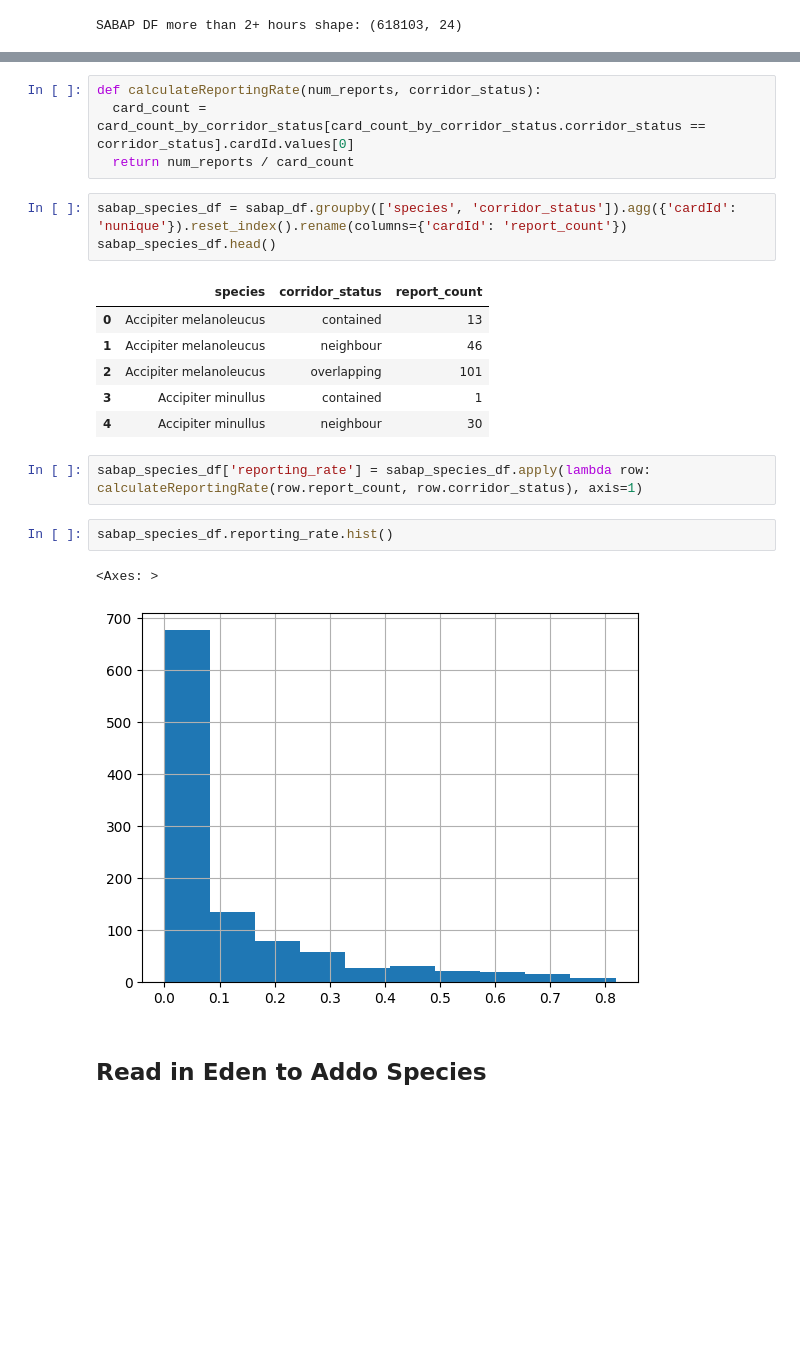
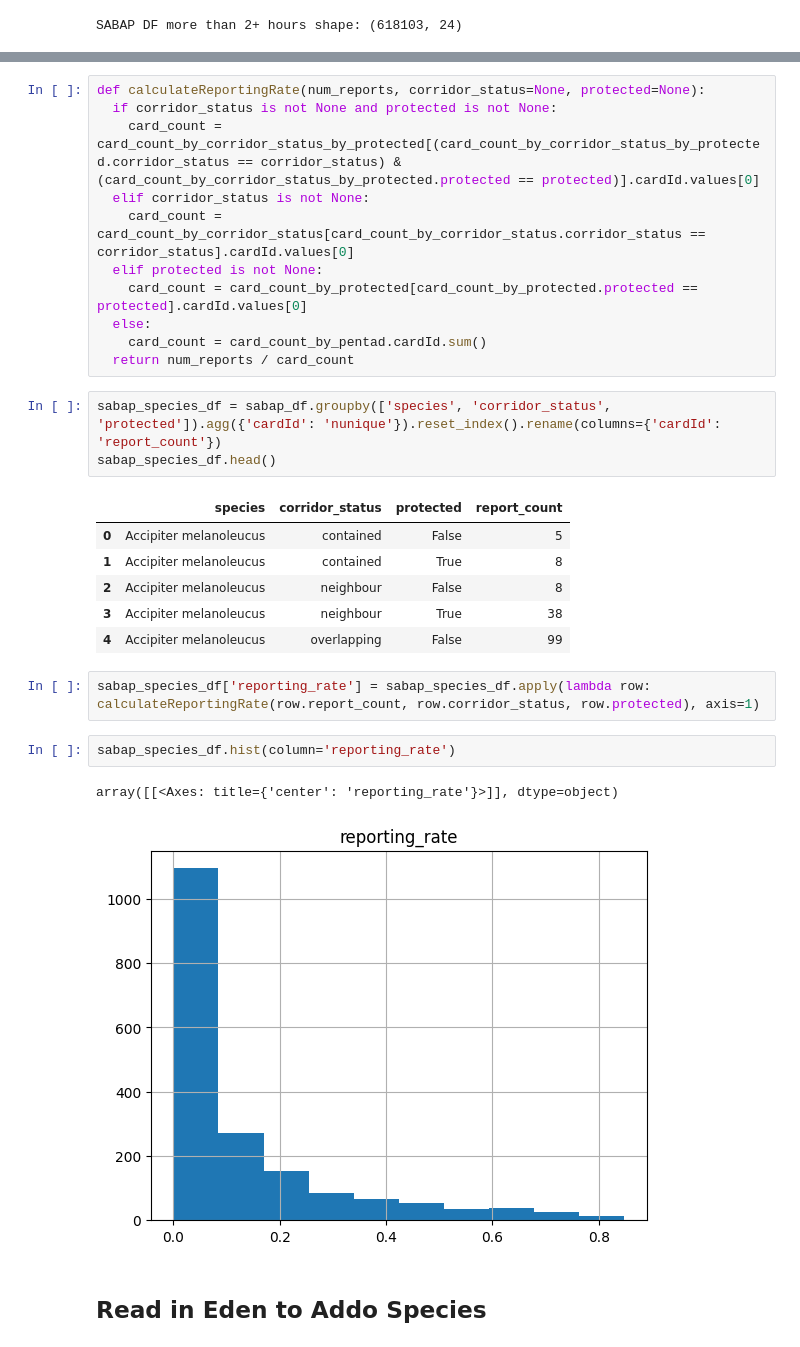
Before and after one commit to jardunn/ForTheBirds-EdenToAddo, a Jupyter notebook: forTheBirds_E2A.ipynb, the cells around one changed output, grey strips where cells are left out. Cells and saved outputs as stored; diff of their text form; blank space fills up the shorter version.

```diff
--- a/forTheBirds_E2A.ipynb
+++ b/forTheBirds_E2A.ipynb
@@ -540,25 +565,32 @@ sabap_df.groupby(['corridor_status', 'protected']).agg({'cardId': 'nunique'}).pi
 Calcualtes the $\text{Reporting Rate} = \frac{\text{Number  of Species Records}}{\text{Number of Cards}}$
-# %%
-def calculateReportingRate(num_reports, corridor_status):
-  card_count = card_count_by_corridor_status[card_count_by_corridor_status.corridor_status == corridor_status].cardId.values[0]
-  return num_reports / card_count
+# %%
+def calculateReportingRate(num_reports, corridor_status=None, protected=None):
+  if corridor_status is not None and protected is not None:
+    card_count = card_count_by_corridor_status_by_protected[(card_count_by_corridor_status_by_protected.corridor_status == corridor_status) & (card_count_by_corridor_status_by_protected.protected == protected)].cardId.values[0]
+  elif corridor_status is not None:
+    card_count = card_count_by_corridor_status[card_count_by_corridor_status.corridor_status == corridor_status].cardId.values[0]
+  elif protected is not None:
+    card_count = card_count_by_protected[card_count_by_protected.protected == protected].cardId.values[0]
+  else:
+    card_count = card_count_by_pentad.cardId.sum()
+  return num_reports / card_count
 # %%
-sabap_species_df = sabap_df.groupby(['species', 'corridor_status']).agg({'cardId': 'nunique'}).reset_index().rename(columns={'cardId': 'report_count'})
+sabap_species_df = sabap_df.groupby(['species', 'corridor_status', 'protected']).agg({'cardId': 'nunique'}).reset_index().rename(columns={'cardId': 'report_count'})
 sabap_species_df.head()
 # %% [output]
-|  | species | corridor_status | report_count |
-| 0 | Accipiter melanoleucus | contained | 13 |
-| 1 | Accipiter melanoleucus | neighbour | 46 |
-| 2 | Accipiter melanoleucus | overlapping | 101 |
-| 3 | Accipiter minullus | contained | 1 |
-| 4 | Accipiter minullus | neighbour | 30 |
+|  | species | corridor_status | protected | report_count |
+| 0 | Accipiter melanoleucus | contained | False | 5 |
+| 1 | Accipiter melanoleucus | contained | True | 8 |
+| 2 | Accipiter melanoleucus | neighbour | False | 8 |
+| 3 | Accipiter melanoleucus | neighbour | True | 38 |
+| 4 | Accipiter melanoleucus | overlapping | False | 99 |
 # %%
-sabap_species_df['reporting_rate'] = sabap_species_df.apply(lambda row: calculateReportingRate(row.report_count, row.corridor_status), axis=1)
+sabap_species_df['reporting_rate'] = sabap_species_df.apply(lambda row: calculateReportingRate(row.report_count, row.corridor_status, row.protected), axis=1)
 # %%
-sabap_species_df.reporting_rate.hist()
+sabap_species_df.hist(column='reporting_rate')
 # %% [output]
-<Axes: >
+array([[<Axes: title={'center': 'reporting_rate'}>]], dtype=object)
-[figure, old version]
+[figure, new version]
 # %% [markdown]
 ## Read in Eden to Addo Species
 # %%
```
Also changed, not shown: parts of 24 cells of this notebook.
